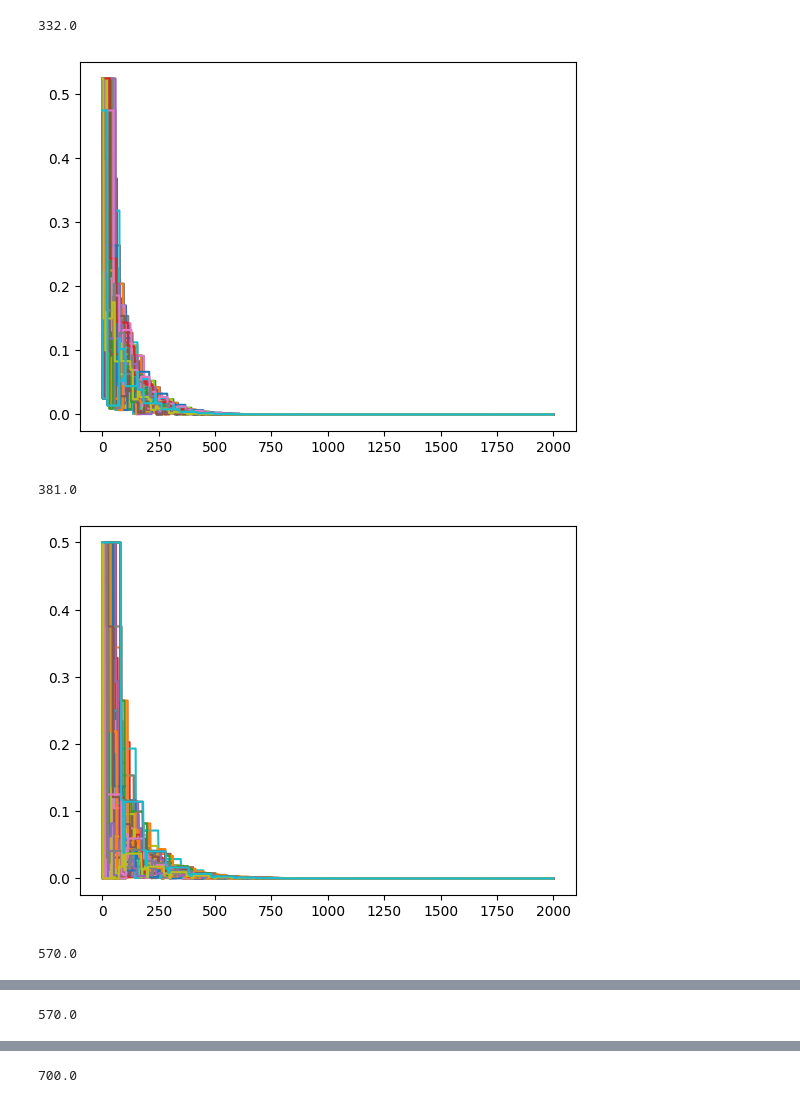
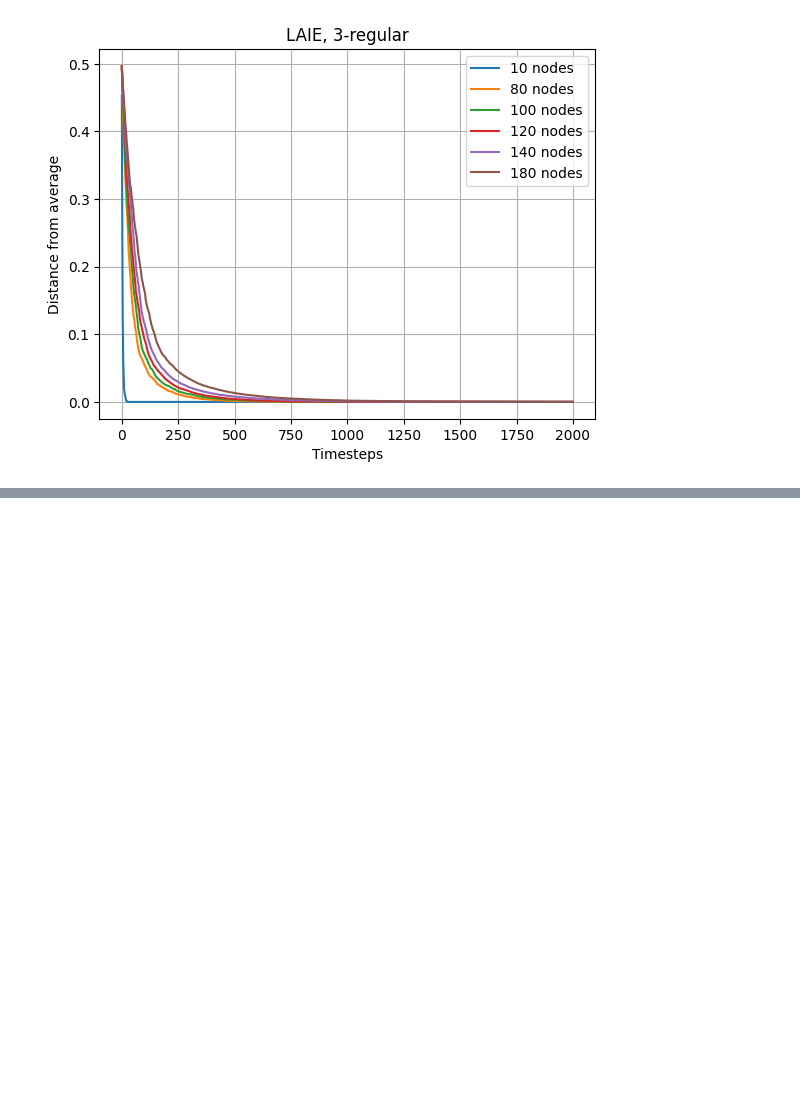
Before and after one commit to mokotturu/mamab-jit, a Jupyter notebook: laie.ipynb, the cells around one changed output, grey strips where cells are left out. Drawn from its saved outputs; the diff is of its cells as text; code cells hidden in the pictures; blank space fills up the shorter version.

Commit message:
added tqdm, cleaned up plotting

```diff
--- a/laie.ipynb
+++ b/laie.ipynb
@@ -6,10 +7,10 @@ from numba import njit, prange
 # %%
 # network constants
-num_nodes_arr = [80, 100, 120, 140, 180]
+num_nodes_arr = [10, 80, 100, 120, 140, 180]
 degree = 3
 networks = [nx.to_numpy_array(nx.random_regular_graph(degree, num_nodes)) for num_nodes in num_nodes_arr]
 # %%
-# @njit(parallel=True)
+@njit(parallel=True)
 def LAIE(W: np.ndarray, x_0: np.ndarray, timesteps=100, runs=100, epsilon=0.01):
 	'''
 	Local Average and Information Exchange algorithm
@@ -19,7 +20,6 @@ def LAIE(W: np.ndarray, x_0: np.ndarray, timesteps=100, runs=100, epsilon=0.01):
 	x_history = np.zeros((runs, num_nodes, timesteps))
 
 	for run in prange(runs):
-		# x_history = np.zeros((num_nodes, timesteps))
 		x_history[run, :, 0] = x_0[run]
 
 		x_avg = np.mean(x_history[run, :, 0]) * np.ones(num_nodes)
@@ -29,21 +29,18 @@ def LAIE(W: np.ndarray, x_0: np.ndarray, timesteps=100, runs=100, epsilon=0.01):
 		distance_from_avg[0] = np.linalg.norm(x_history[run, :, 0] - x_avg) / x_0_norm
 
 		for t in range(1, timesteps):
-			# x_history[run, :, t] = x_history[run, :, t - 1]
-
-			# for i in range(num_nodes):
 			i = t % num_nodes
 			x_history[run, :, t] = W[i] @ x_history[run, :, t - 1]
 			distance_from_avg[t] = np.linalg.norm(x_history[run, :, t] - x_avg) / x_0_norm
 
 		convergence_times[run] = np.where(distance_from_avg <= epsilon)[0][0]
 
-	return x_history, np.mean(convergence_times, axis=0)
+	return x_history, convergence_times
 # %%
 @njit
 def get_W(adjacency_matrix: np.ndarray) -> np.ndarray:
 	'''
-	Generate edge weights for LAIE
+	Generate edge weights for LAIE given the adjacency matrix
 	'''
 	num_nodes = adjacency_matrix.shape[0]
 	diagonal_matrix = np.diag(np.sum(adjacency_matrix, axis=0))
@@ -72,26 +69,30 @@ def get_W(adjacency_matrix: np.ndarray) -> np.ndarray:
 
 	return W
 # %%
-avg_convergence_times = np.zeros(len(networks))
-
-for networkIdx, adjacency_matrix in enumerate(networks):
-	runs = 1
+for networkIdx, adjacency_matrix in tqdm(enumerate(networks)):
+	runs = 500
 	num_nodes_in_network = adjacency_matrix.shape[0]
 
+	# generate random initial states for each run
 	initial_states = np.array([np.random.randint(0, 2, num_nodes_in_network) for _ in range(runs)])
 	avg_states = np.mean(initial_states, axis=1)
-
 	W = get_W(adjacency_matrix)
 
-	x_history, avg_convergence_times[networkIdx] = LAIE(W, initial_states, timesteps=2000, runs=runs, epsilon=0.01)
-	x_history = np.mean(x_history, axis=0) # average over runs
+	x_history, _ = LAIE(W, initial_states, timesteps=2000, runs=runs, epsilon=0.01)
 
-	for nodeHistory in x_history:
-		plt.plot(np.abs(avg_states - nodeHistory))
-	plt.show()
+	# calculate the distance of each node from the average in every run,
+	# then average over runs and nodes
+	error_history = np.zeros_like(x_history)
+	for run in range(runs):
+		error_history[run] = np.abs(avg_states[run] - x_history[run])
+	error_history = np.mean(error_history, axis=(0, 1)) # average over runs and nodes
+
+	plt.plot(error_history, label=f'{num_nodes_in_network} nodes')
+plt.xlabel('Timesteps')
+plt.ylabel('Distance from average')
+plt.grid()
+plt.legend()
+plt.title(f'LAIE, {degree}-regular')
+plt.show()
 # %% [output]
-332.0
-[figure, old version]
+[figure, new version]
-381.0
-[figure, removed]
-570.0
@@ -99 +98,0 @@ for networkIdx, adjacency_matrix in enumerate(networks):
-570.0
@@ -101 +98,0 @@ for networkIdx, adjacency_matrix in enumerate(networks):
-700.0
```
Also changed, not shown: parts of 2 cells of this notebook, 1 other file.
